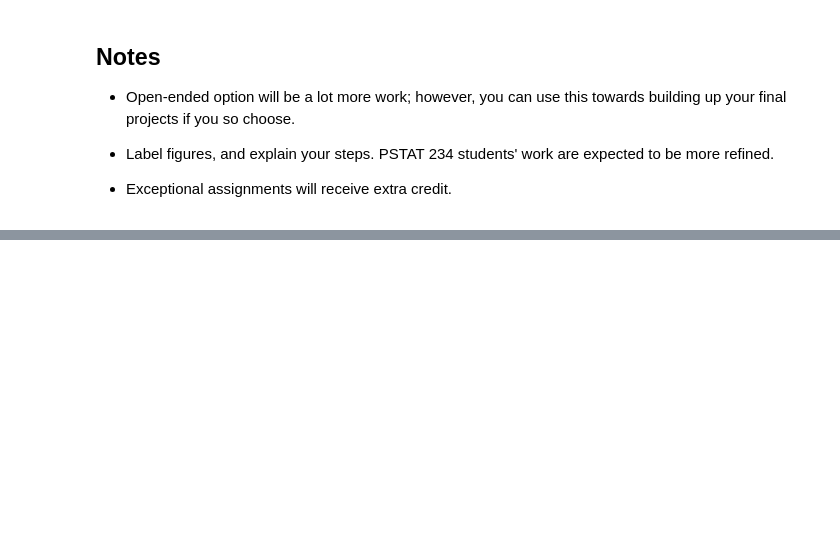
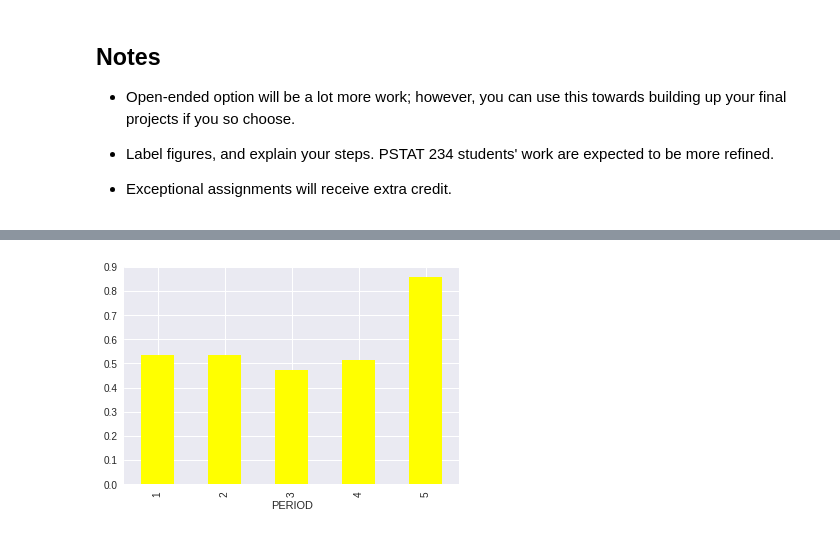
Before and after one commit to mchiang9/Spring-2018, a Jupyter notebook: Assignment-2.ipynb, the cells around one changed output, grey strips where cells are left out. Saved outputs shown, nothing was run; the diff lists cells and outputs as text; code cells hidden in the pictures; blank space fills up the shorter version.

```diff
--- a/Assignment-2.ipynb
+++ b/Assignment-2.ipynb
@@ -97,0 +726,4 @@ def get_nba_data(endpt, params, return_url=False):
+# %%
+GSWclutch = GSWshotdata.groupby('PERIOD')['SHOT_MADE_FLAG'].mean().plot.bar(color = 'yellow')
+# %% [output]
+[figure, added]
```
Also changed, not shown: parts of 68 cells of this notebook, 1 other file.
